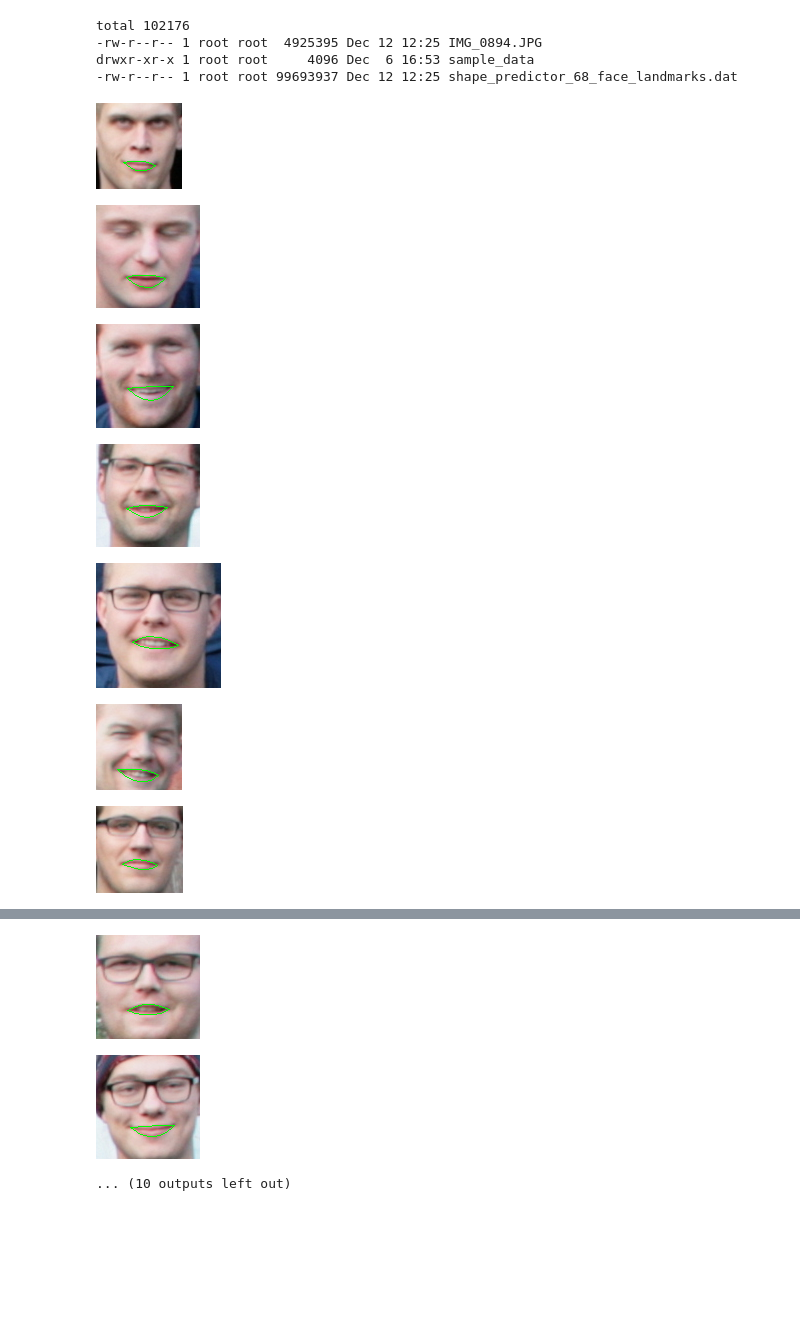
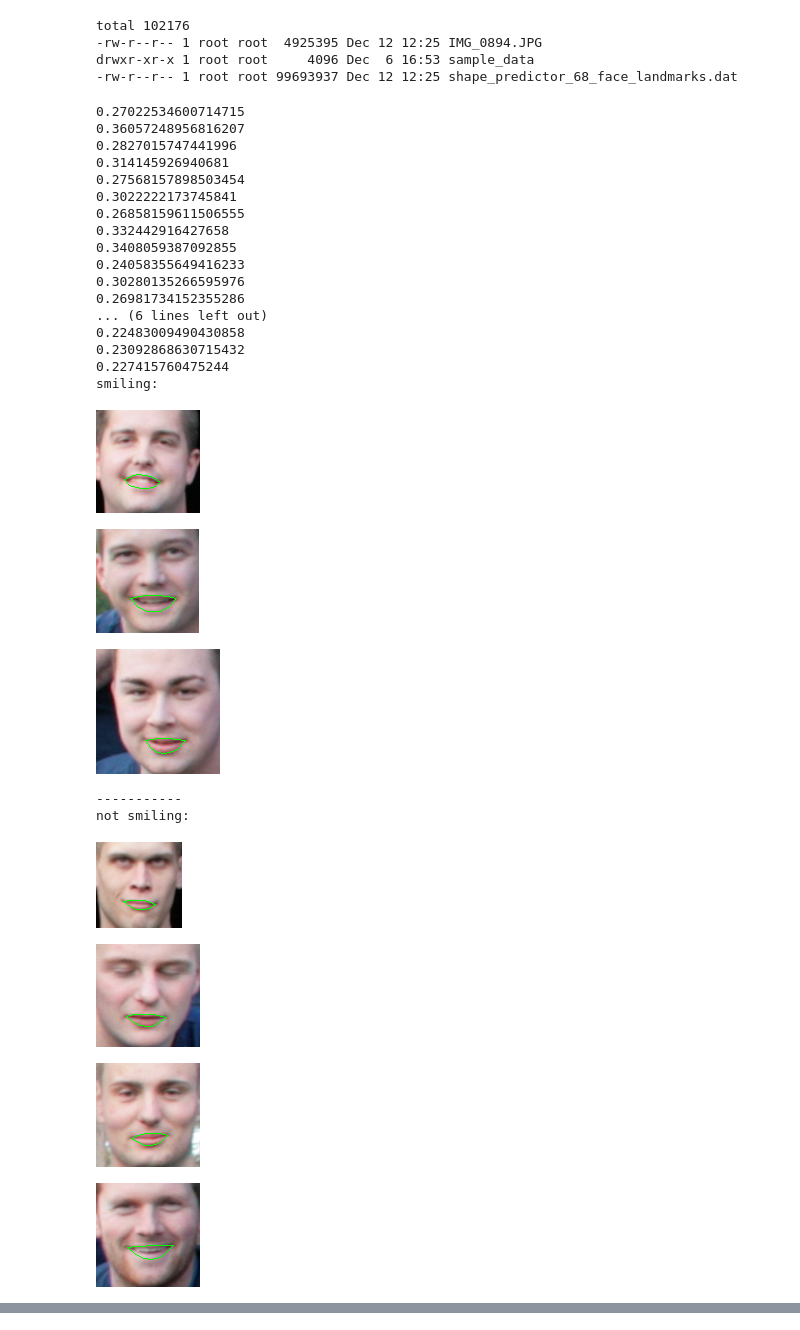
Before and after one commit to uol-mediaprocessing-201920/group-projects-group-photo, a Jupyter notebook: smile_detection_with_landmarks_and_mar.ipynb, the cells around one changed output, grey strips where cells are left out. Saved outputs shown, nothing was run; the diff lists cells and outputs as text; code cells hidden in the pictures; blank space fills up the shorter version.

```diff
--- a/smile_detection_with_landmarks_and_mar.ipynb
+++ b/smile_detection_with_landmarks_and_mar.ipynb
@@ -85,39 +85,60 @@ not_smiling_images = []
 for i in range(len(faces_in_image)):
 	x = faces_in_image[i].left()
 	y = faces_in_image[i].top()
 	w = faces_in_image[i].right()-x
 	h = faces_in_image[i].bottom()-y
 	crop_img = img[y:y+h, x:x+w]
-	if smiling[i]<= .3 or smiling[i] > .38:
+	#print(smiling[i])
+	if smiling[i] > 0.34:
 		smiling_images.append(crop_img)
 	else:
 		not_smiling_images.append(crop_img)
 
+print("smiling:")
 for image in smiling_images:
 	cv2_imshow(image)
-
 print("-----------")
+print("not smiling:")
 for image in not_smiling_images:
 	cv2_imshow(image)
 
 ## Plot the first X test images, their predicted labels, and the true labels.
 # Color correct predictions in blue and incorrect predictions in red.
 #num_rows = 5
 #num_cols = 3
 #num_images = num_rows*num_cols
 #plt.figure(figsize=(2*2*num_cols, 2*num_rows))
 #for i in range(num_images):
 #  plt.subplot(num_rows, 2*num_cols, 2*i+1)
 #  plot_image(i, predictions[i], test_labels, test_images)
 #  plt.subplot(num_rows, 2*num_cols, 2*i+2)
 #  plot_value_array(i, predictions[i], test_labels)
 #plt.tight_layout()
 #plt.show()
 # %% [output]
+0.27022534600714715
+0.36057248956816207
+0.2827015747441996
+0.314145926940681
+0.27568157898503454
+0.3022222173745841
+0.26858159611506555
+0.332442916427658
+0.3408059387092855
+0.24058355649416233
+0.30280135266595976
+0.26981734152355286
+... (6 lines left out)
+0.22483009490430858
+0.23092868630715432
+0.227415760475244
+smiling:
-[figure, old version]
+[figure, new version]
-[figure, old version]
+[figure, new version]
-[figure, old version]
+[figure, new version]
+-----------
+not smiling:
-[figure, old version]
+[figure, new version]
-[figure, old version]
+[figure, new version]
-[figure, old version]
+[figure, new version]
-[figure, old version]
+[figure, new version]
@@ -127,3 +147,0 @@ for image in not_smiling_images:
-[figure, removed]
-[figure, removed]
-... (10 outputs left out)
```
Also changed, not shown: parts of 1 cell of this notebook.
